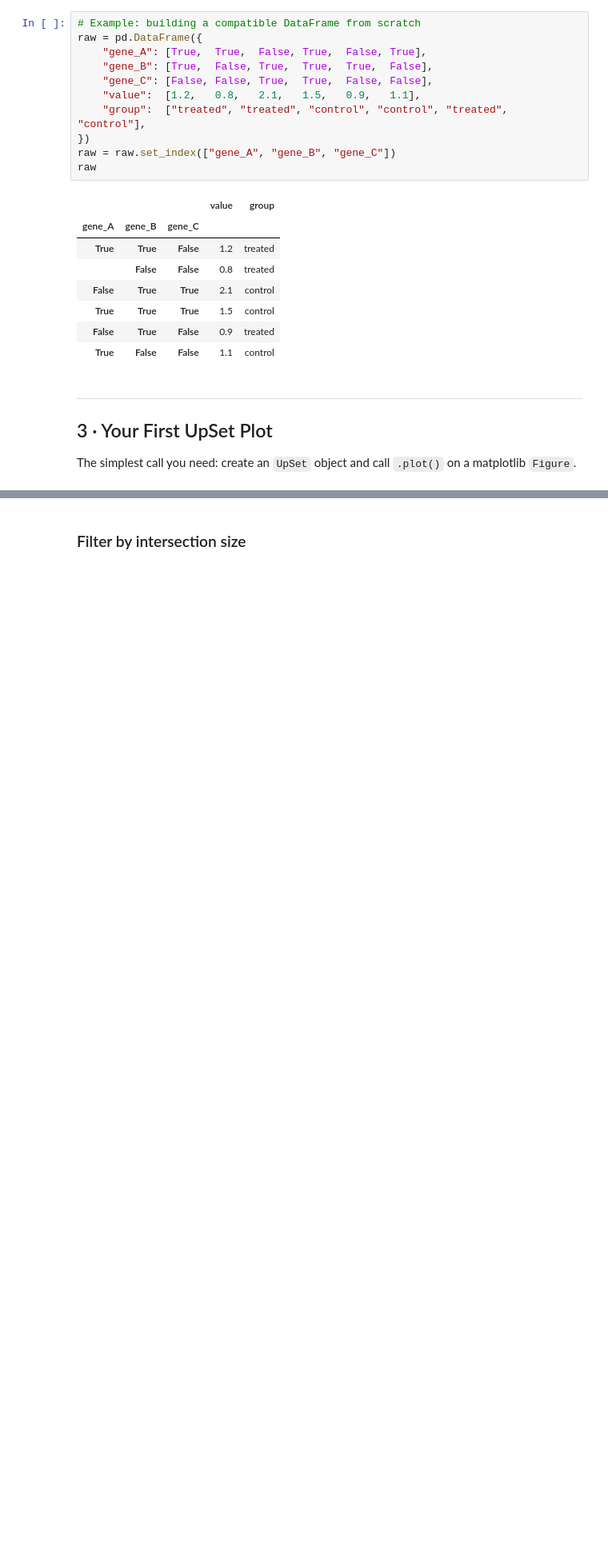
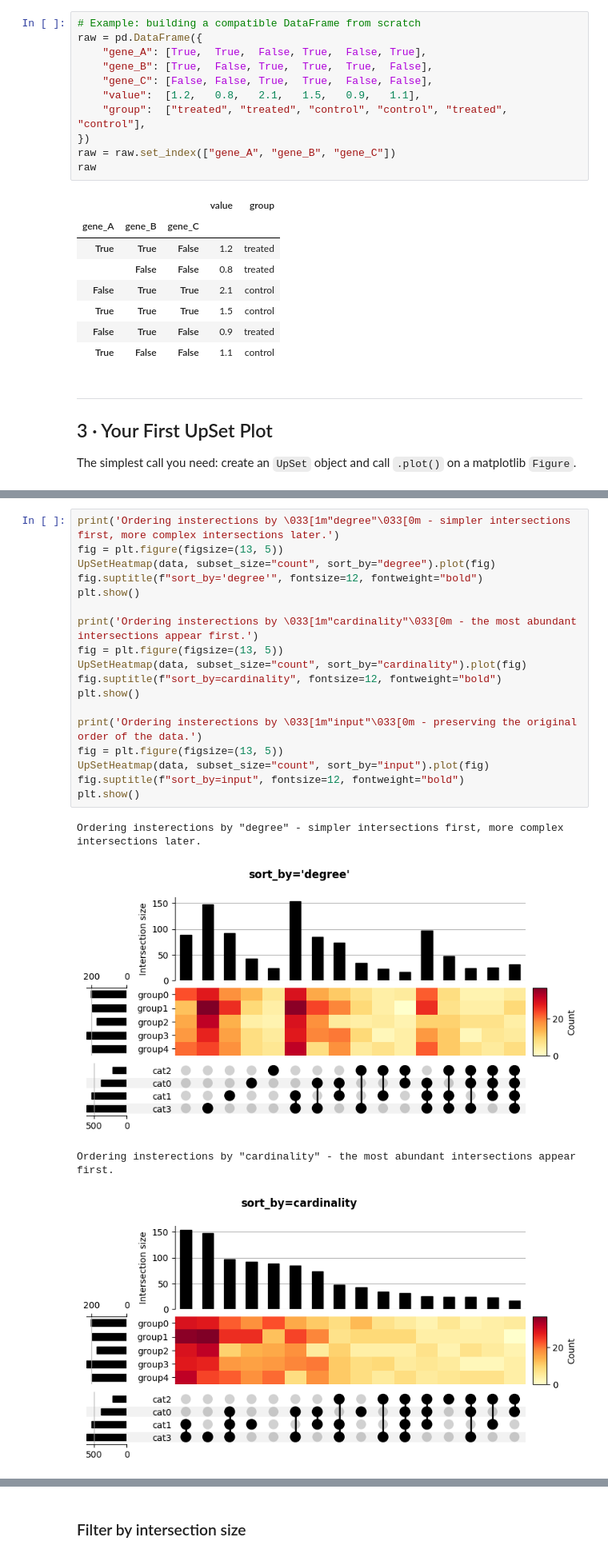
Before and after one commit to andtsouris/UpSetHeatmap, a Jupyter notebook: UpSetHeatmap_Tutorial.ipynb, the cells around one changed output, grey strips where cells are left out. Shown at 80% size. Saved outputs shown, nothing was run; the diff lists cells and outputs as text; blank space fills up the shorter version.

```diff
--- a/UpSetHeatmap_Tutorial.ipynb
+++ b/UpSetHeatmap_Tutorial.ipynb
@@ -232,3 +184,26 @@ intersections
 | `'degree'` | Fewest active categories first (default) |
 | `'-degree'` | Most active categories first |
 | `'input'` | Preserve original data order |
+# %%
+print('Ordering insterections by \033[1m"degree"\033[0m - simpler intersections first, more complex intersections later.')
+fig = plt.figure(figsize=(13, 5))
+UpSetHeatmap(data, subset_size="count", sort_by="degree").plot(fig)
+fig.suptitle(f"sort_by='degree'", fontsize=12, fontweight="bold")
+plt.show()
+
+print('Ordering insterections by \033[1m"cardinality"\033[0m - the most abundant intersections appear first.')
+fig = plt.figure(figsize=(13, 5))
+UpSetHeatmap(data, subset_size="count", sort_by="cardinality").plot(fig)
+fig.suptitle(f"sort_by=cardinality", fontsize=12, fontweight="bold")
+plt.show()
+
+print('Ordering insterections by \033[1m"input"\033[0m - preserving the original order of the data.')
+fig = plt.figure(figsize=(13, 5))
+UpSetHeatmap(data, subset_size="count", sort_by="input").plot(fig)
+fig.suptitle(f"sort_by=input", fontsize=12, fontweight="bold")
+plt.show()
+# %% [output]
+Ordering insterections by "degree" - simpler intersections first, more complex intersections later.
+[figure, added]
+Ordering insterections by "cardinality" - the most abundant intersections appear first.
+[figure, added]
```
Also changed, not shown: parts of 46 cells of this notebook.
